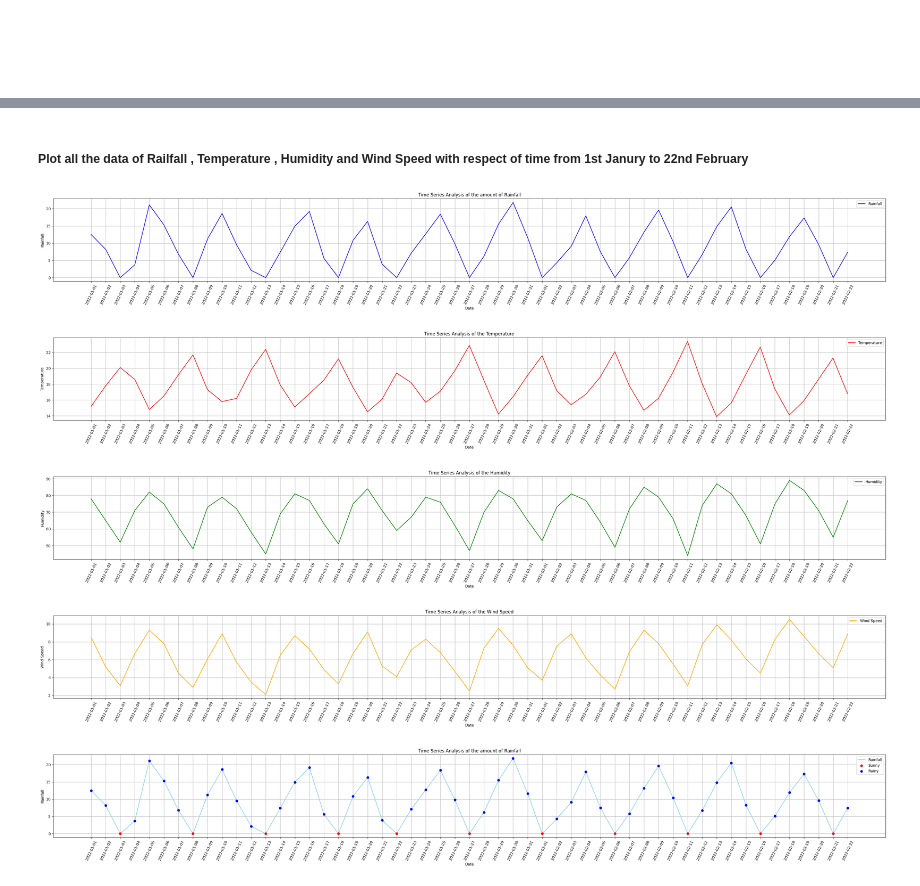
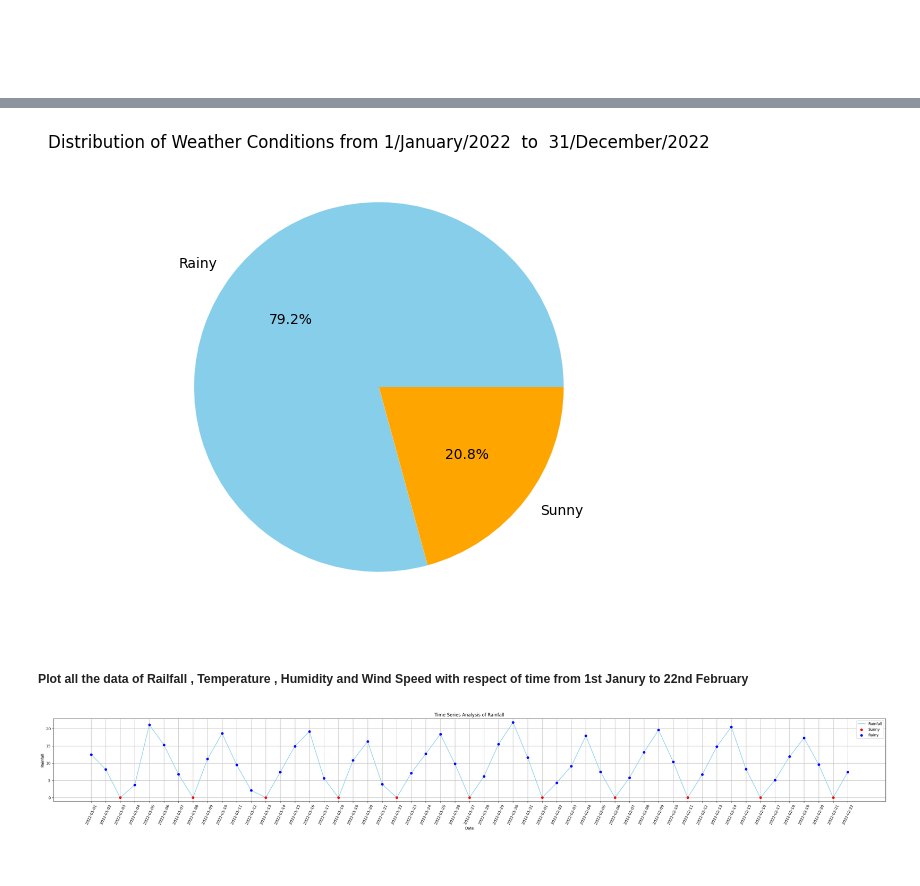
Before and after one commit to XTEREMO/Rainfall_Analysis, a Jupyter notebook: work.ipynb, the cells around one changed output, grey strips where cells are left out. Drawn from its saved outputs; the diff is of its cells as text; code cells hidden in the pictures.

```diff
--- a/work.ipynb
+++ b/work.ipynb
@@ -142,26 +144,16 @@ Ending Date : 22-February-2022
+# %%
+weather_counts = data['weather_condition'].value_counts()
+
+
+plt.figure(figsize=(8, 6))
+weather_counts.plot(kind='pie', autopct='%1.1f%%', colors=['skyblue', 'orange', 'green', 'red'])
+plt.title('Distribution of Weather Conditions from 1/January/2022  to  31/December/2022')
+plt.ylabel('')
+plt.show()
+# %% [output]
+[figure, added]
 # %% [markdown]
 ##### Plot all the data of Railfall , Temperature , Humidity and Wind Speed with respect of time from 1st Janury to 22nd February
-# %%
-def plot_time_series(data, column, label, color, ylabel, title):
-    plt.figure(figsize=(40, 4))
-    plt.plot(data['date'], data[column], label=label, color=color)
-    plt.xlabel('Date')
-    plt.ylabel(ylabel)
-    plt.title(title)
-    plt.xticks(data['date'], rotation=65)
-    plt.legend()
-    plt.grid(True)
-    plt.show()
-
-plot_time_series(data, 'rainfall', 'Rainfall', 'blue', 'Rainfall', 'Time Series Analysis of the amount of Rainfall')
-plot_time_series(data, 'temperature', 'Temperature', 'red', 'Temperature', 'Time Series Analysis of the Temperature')
-plot_time_series(data, 'humidity', 'Humidity', 'green', 'Humidity', 'Time Series Analysis of the Humidity')
-plot_time_series(data, 'wind_speed', 'Wind Speed', 'orange', 'Wind Speed', 'Time Series Analysis of the Wind Speed')
-# %% [output]
-[figure, removed]
-[figure, removed]
-[figure, removed]
-[figure, removed]
 # %%
 def plot_time_series_with_conditions(data, column, label, color, ylabel, title):
     plt.figure(figsize=(40, 4))
```
Also changed, not shown: parts of 5 cells of this notebook.
